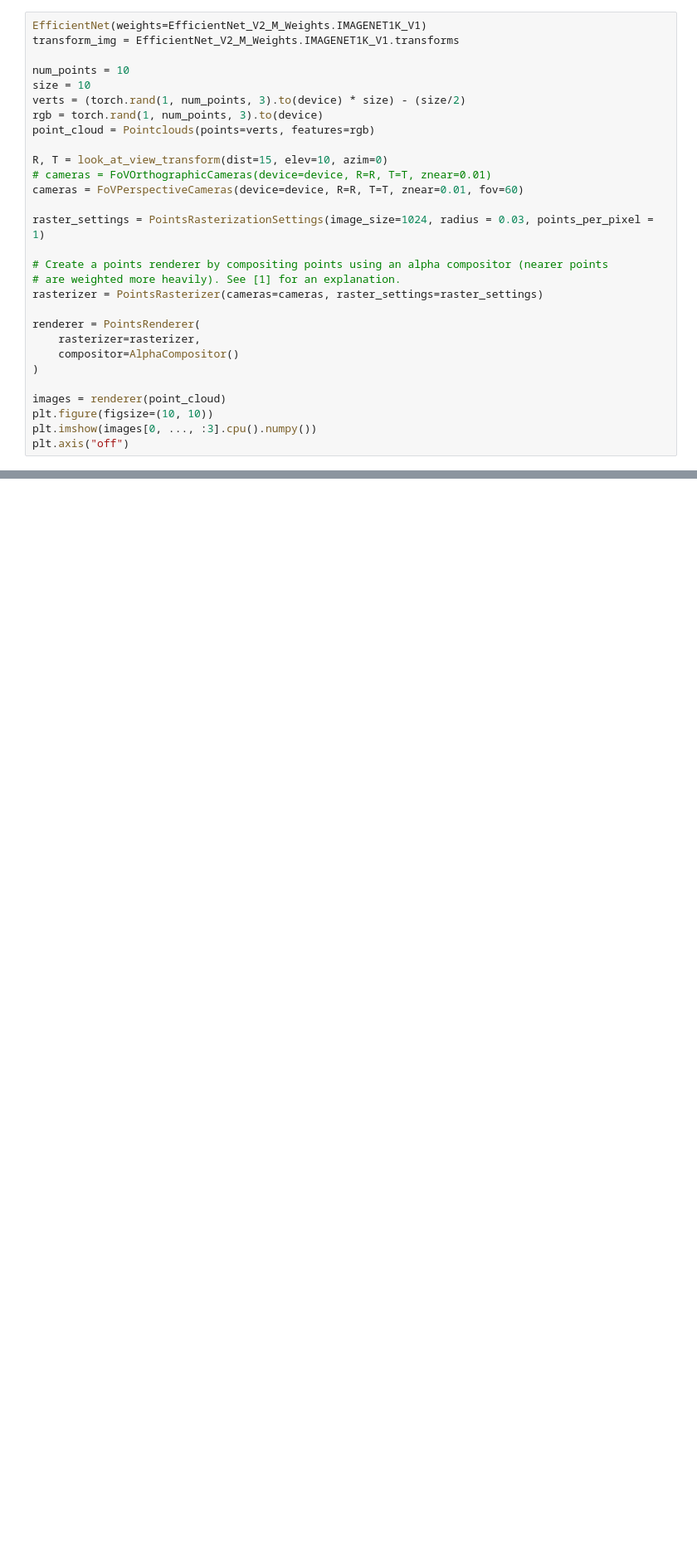
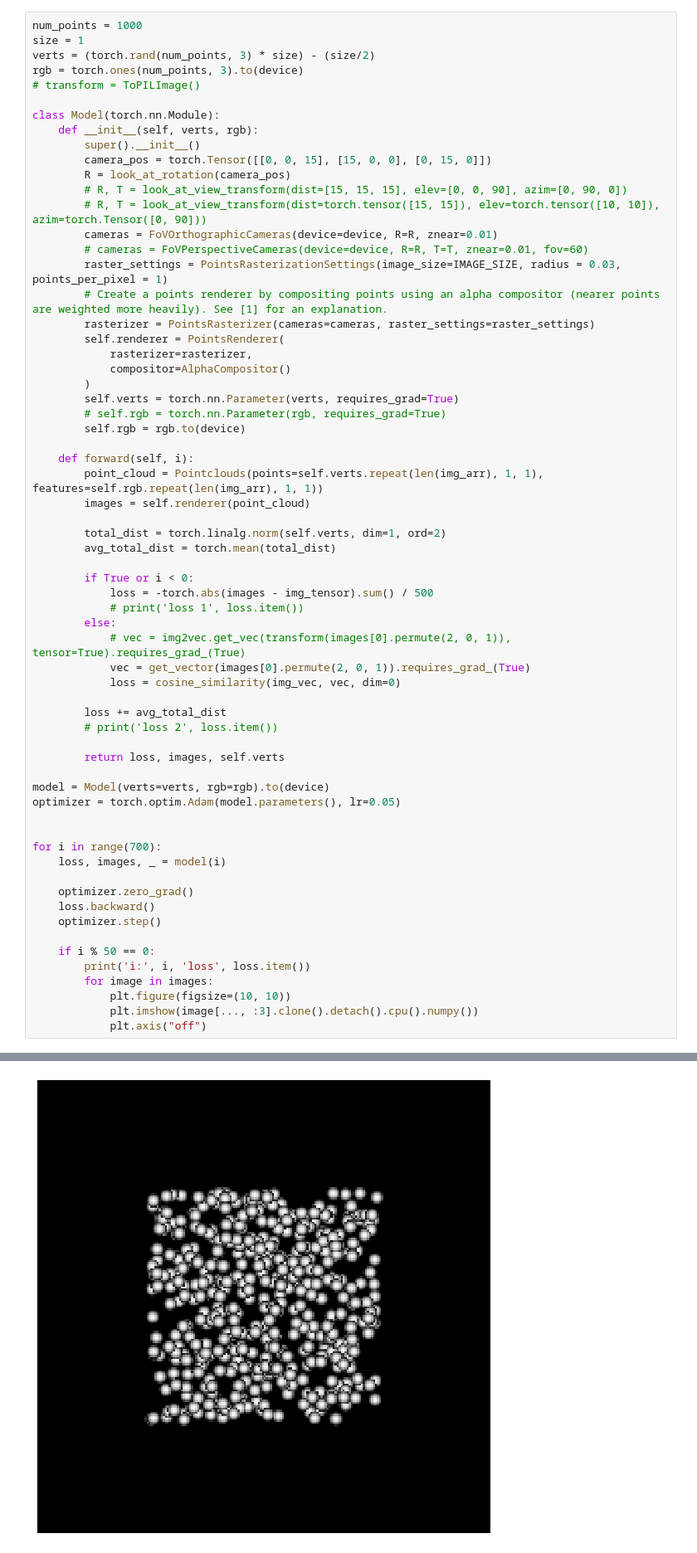
Before and after one commit to UFO-101/PerspectivePointCloud, a Jupyter notebook: train_point_cloud.ipynb, the cells around one changed output, grey strips where cells are left out. Shown at 83% size. Saved outputs shown, nothing was run; the diff lists cells and outputs as text; blank space fills up the shorter version.

```diff
--- a/train_point_cloud.ipynb
+++ b/train_point_cloud.ipynb
@@ -34,29 +148,65 @@ from torchvision.models.efficientnet_v2_m import EfficientNet, EfficientNet_V2_M
 # %%
-EfficientNet(weights=EfficientNet_V2_M_Weights.IMAGENET1K_V1)
-transform_img = EfficientNet_V2_M_Weights.IMAGENET1K_V1.transforms
+num_points = 1000
+size = 1
+verts = (torch.rand(num_points, 3) * size) - (size/2)
+rgb = torch.ones(num_points, 3).to(device)
+# transform = ToPILImage()
 
-num_points = 10
-size = 10
-verts = (torch.rand(1, num_points, 3).to(device) * size) - (size/2)
-rgb = torch.rand(1, num_points, 3).to(device)
-point_cloud = Pointclouds(points=verts, features=rgb)
+class Model(torch.nn.Module):
+    def __init__(self, verts, rgb):
+        super().__init__()
+        camera_pos = torch.Tensor([[0, 0, 15], [15, 0, 0], [0, 15, 0]])
+        R = look_at_rotation(camera_pos)
+        # R, T = look_at_view_transform(dist=[15, 15, 15], elev=[0, 0, 90], azim=[0, 90, 0])
+        # R, T = look_at_view_transform(dist=torch.tensor([15, 15]), elev=torch.tensor([10, 10]), azim=torch.Tensor([0, 90]))
+        cameras = FoVOrthographicCameras(device=device, R=R, znear=0.01)
+        # cameras = FoVPerspectiveCameras(device=device, R=R, T=T, znear=0.01, fov=60)
+        raster_settings = PointsRasterizationSettings(image_size=IMAGE_SIZE, radius = 0.03, points_per_pixel = 1)
+        # Create a points renderer by compositing points using an alpha compositor (nearer points are weighted more heavily). See [1] for an explanation.
+        rasterizer = PointsRasterizer(cameras=cameras, raster_settings=raster_settings)
+        self.renderer = PointsRenderer(
+            rasterizer=rasterizer,
+            compositor=AlphaCompositor()
+        )
+        self.verts = torch.nn.Parameter(verts, requires_grad=True)
+        # self.rgb = torch.nn.Parameter(rgb, requires_grad=True)
+        self.rgb = rgb.to(device)
 
-R, T = look_at_view_transform(dist=15, elev=10, azim=0)
-# cameras = FoVOrthographicCameras(device=device, R=R, T=T, znear=0.01)
-cameras = FoVPerspectiveCameras(device=device, R=R, T=T, znear=0.01, fov=60)
+    def forward(self, i):
+        point_cloud = Pointclouds(points=self.verts.repeat(len(img_arr), 1, 1), features=self.rgb.repeat(len(img_arr), 1, 1))
+        images = self.renderer(point_cloud)
 
-raster_settings = PointsRasterizationSettings(image_size=1024, radius = 0.03, points_per_pixel = 1)
+        total_dist = torch.linalg.norm(self.verts, dim=1, ord=2)
+        avg_total_dist = torch.mean(total_dist)
 
-# Create a points renderer by compositing points using an alpha compositor (nearer points
-# are weighted more heavily). See [1] for an explanation.
-rasterizer = PointsRasterizer(cameras=cameras, raster_settings=raster_settings)
+        if True or i < 0:
+            loss = -torch.abs(images - img_tensor).sum() / 500
+            # print('loss 1', loss.item())
+        else:
+            # vec = img2vec.get_vec(transform(images[0].permute(2, 0, 1)), tensor=True).requires_grad_(True)
+            vec = get_vector(images[0].permute(2, 0, 1)).requires_grad_(True)
+            loss = cosine_similarity(img_vec, vec, dim=0)
 
-renderer = PointsRenderer(
-    rasterizer=rasterizer,
-    compositor=AlphaCompositor()
-)
+        loss += avg_total_dist
+        # print('loss 2', loss.item())
 
-images = renderer(point_cloud)
-plt.figure(figsize=(10, 10))
-plt.imshow(images[0, ..., :3].cpu().numpy())
-plt.axis("off")
+        return loss, images, self.verts
+
+model = Model(verts=verts, rgb=rgb).to(device)
+optimizer = torch.optim.Adam(model.parameters(), lr=0.05)
+
+
+for i in range(700):
+    loss, images, _ = model(i)
+
+    optimizer.zero_grad()
+    loss.backward()
+    optimizer.step()
+
+    if i % 50 == 0:
+        print('i:', i, 'loss', loss.item())
+        for image in images:
+            plt.figure(figsize=(10, 10))
+            plt.imshow(image[..., :3].clone().detach().cpu().numpy())
+            plt.axis("off")
+# %% [output]
@@ -62,0 +227 @@ plt.axis("off")
+[figure, added]
```
Also changed, not shown: parts of 10 cells of this notebook, 11 other files.
